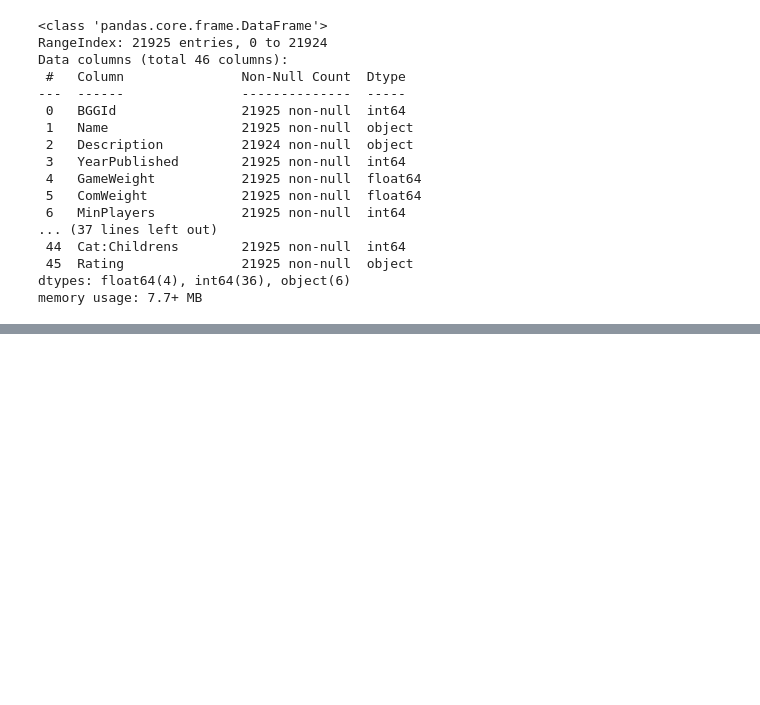
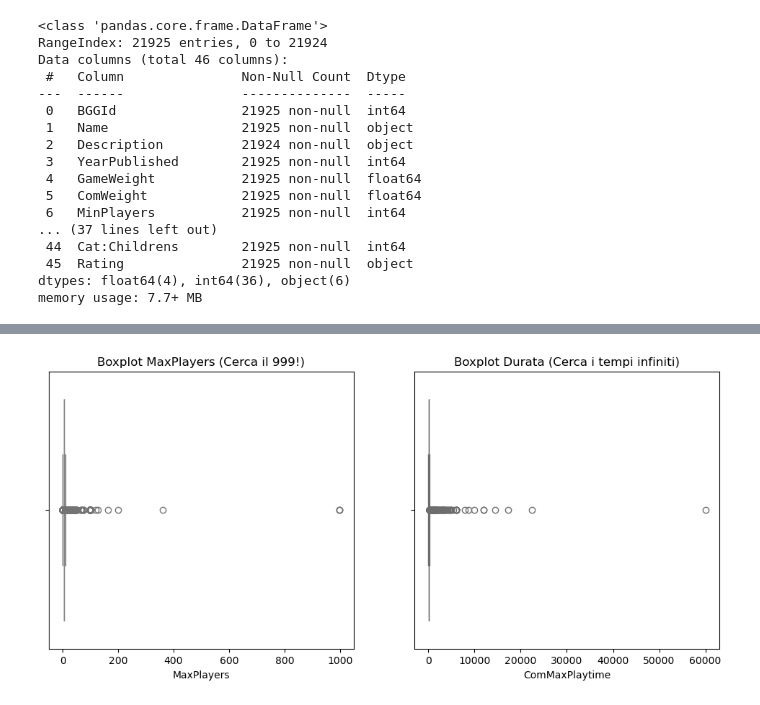
Before and after one commit to iamalessiastocco/dm1-project-boardgames, a Jupyter notebook: notebook/01_data_understanding.ipynb, the cells around one changed output, grey strips where cells are left out. Cells and saved outputs as stored; diff of their text form; code cells hidden in the pictures; blank space fills up the shorter version.

```diff
--- a/notebook/01_data_understanding.ipynb
+++ b/notebook/01_data_understanding.ipynb
@@ -144,0 +182,16 @@ memory usage: 7.7+ MB
+# %%
+plt.figure(figsize=(12, 5))
+
+# Boxplot GIOCATORI
+plt.subplot(1, 2, 1)
+sns.boxplot(x=df['MaxPlayers'], color='lightgreen')
+plt.title("Boxplot MaxPlayers (Cerca il 999!)")
+
+# Boxplot DURATA
+plt.subplot(1, 2, 2)
+sns.boxplot(x=df['ComMaxPlaytime'], color='salmon')
+plt.title("Boxplot Durata (Cerca i tempi infiniti)")
+
+plt.show()
+# %% [output]
+[figure, added]
```
Also changed, not shown: parts of 3 cells of this notebook.
